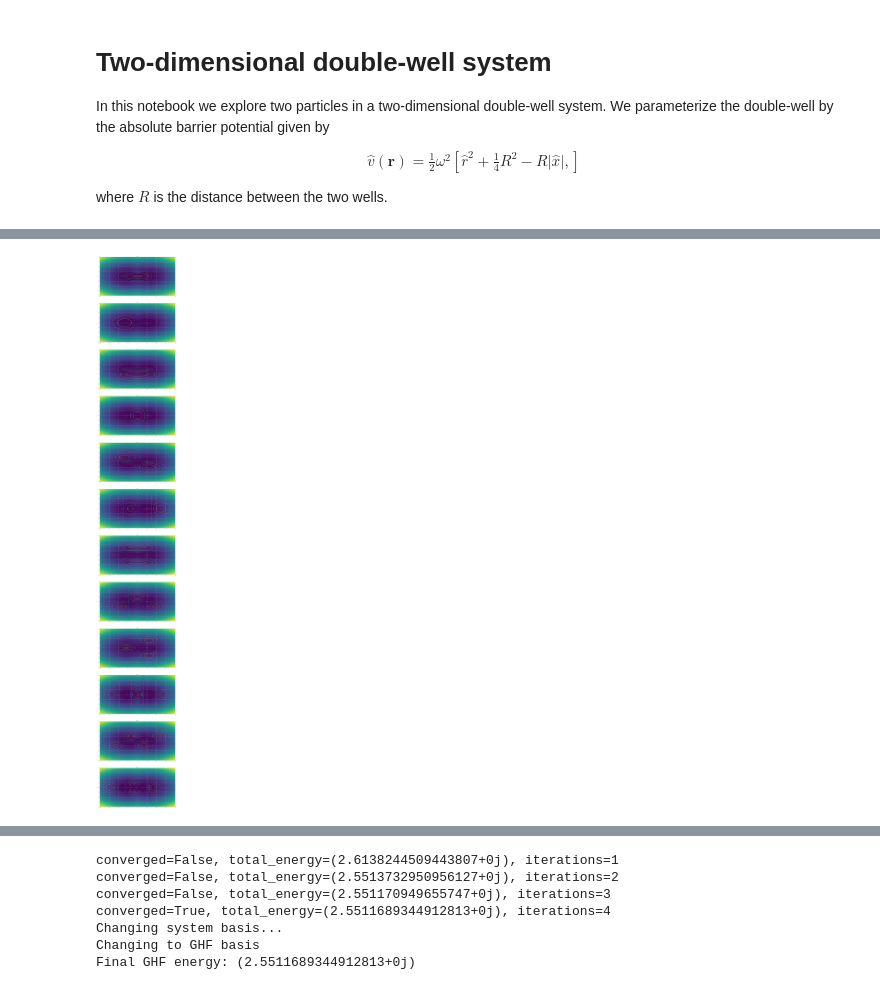
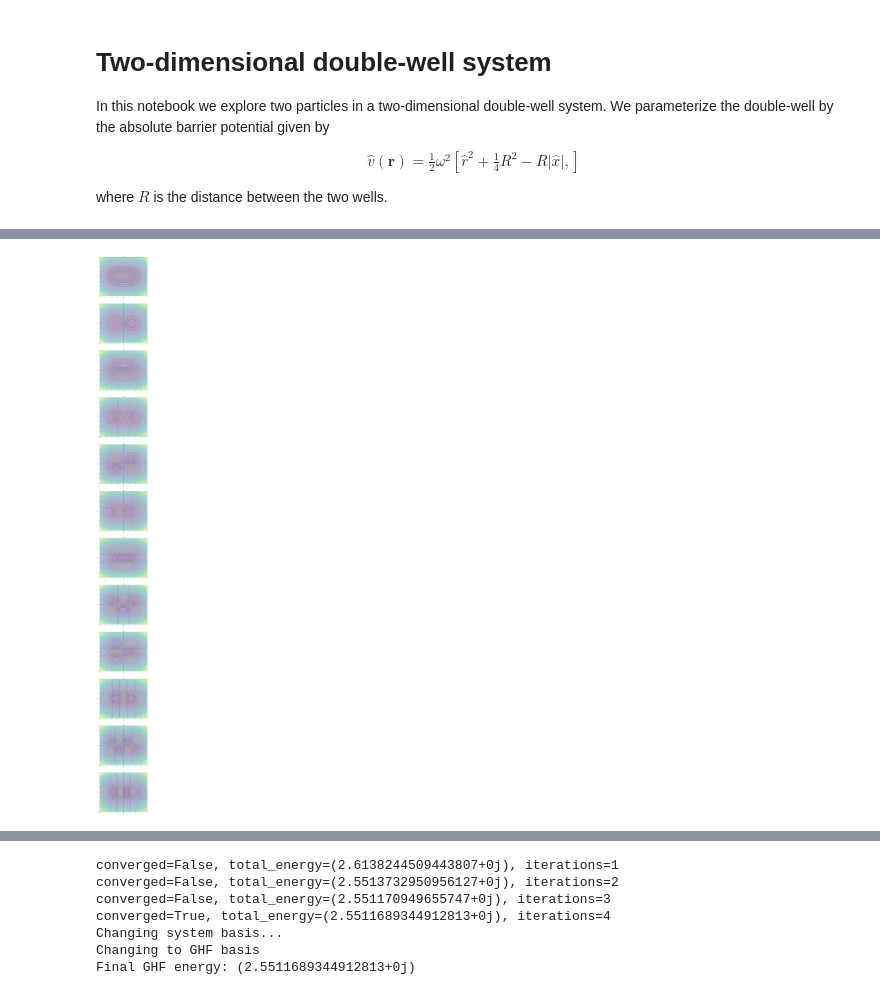
Before and after one commit to Schoyen/gaussians, a Jupyter notebook: notebooks/2d-double-well-abs.ipynb, the cells around one changed output, grey strips where cells are left out. Cells and saved outputs as stored; diff of their text form; code cells hidden in the pictures.

```diff
--- a/notebooks/2d-double-well-abs.ipynb
+++ b/notebooks/2d-double-well-abs.ipynb
@@ -71,11 +71,11 @@ g_params = [g.get_params() for g in gaussians]
 # %% [output]
 [interactive output not drawn]
 # %%
-fig, axes = plt.subplots(len(ang_mom), figsize=(16, len(ang_mom) * 10))
+fig, axes = plt.subplots(len(ang_mom), figsize=(10, len(ang_mom) * 10))
 # axes = [axes]
 ax_ind = 0
 for gauss_l, gauss_r in zip(gaussians[: len(ang_mom)], gaussians[len(ang_mom) :]):
-    axes[ax_ind].contourf(X, Y, pot_x(X) + pot_y(Y), 25)
+    axes[ax_ind].contourf(X, Y, pot_x(X) + pot_y(Y), 25, alpha=0.4)
     axes[ax_ind].scatter(*center_l)
     axes[ax_ind].scatter(*center_r)
 
@@ -167,26 +167,26 @@ bs.change_basis(C)
 # %% [output]
 [interactive output not drawn]
 # %%
-fig, axes = plt.subplots(bs.l, figsize=(16, bs.l * 10))
+fig, axes = plt.subplots(bs.l, figsize=(10, bs.l * 10))
 
 ax_ind = 0
 for i in range(bs.l):
-    axes[ax_ind].contourf(X, Y, pot_x(X) + pot_y(Y), 25)
+    axes[ax_ind].contourf(X, Y, pot_x(X) + pot_y(Y), 25, alpha=0.4)
     axes[ax_ind].scatter(*center_l)
     axes[ax_ind].scatter(*center_r)
 
     axes[ax_ind].contour(X, Y, bs.spf[i])
     axes[ax_ind].set_title(r"$\psi_{" + rf"{i}" + r"}$")
     ax_ind += 1
 
 for ax in axes:
     ax.grid()
     ax.set_xlabel(r"$x$")
     ax.set_ylabel(r"$y$")
 
 plt.show()
 # %% [output]
-[figure, old version]
+[figure, new version]
 [interactive output not drawn]
 # %%
 gos = GeneralOrbitalSystem(2, bs)
```
Also changed, not shown: parts of 4 cells of this notebook.
